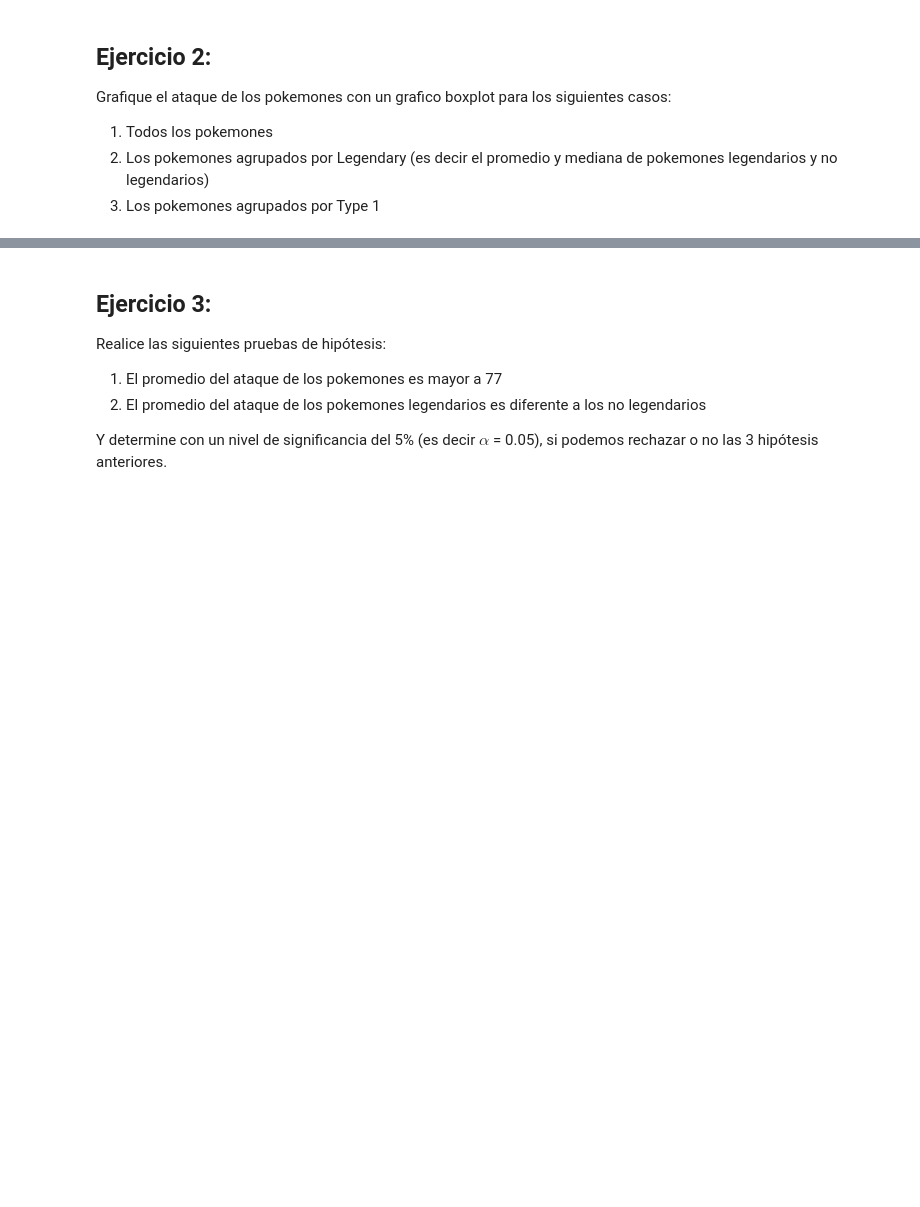
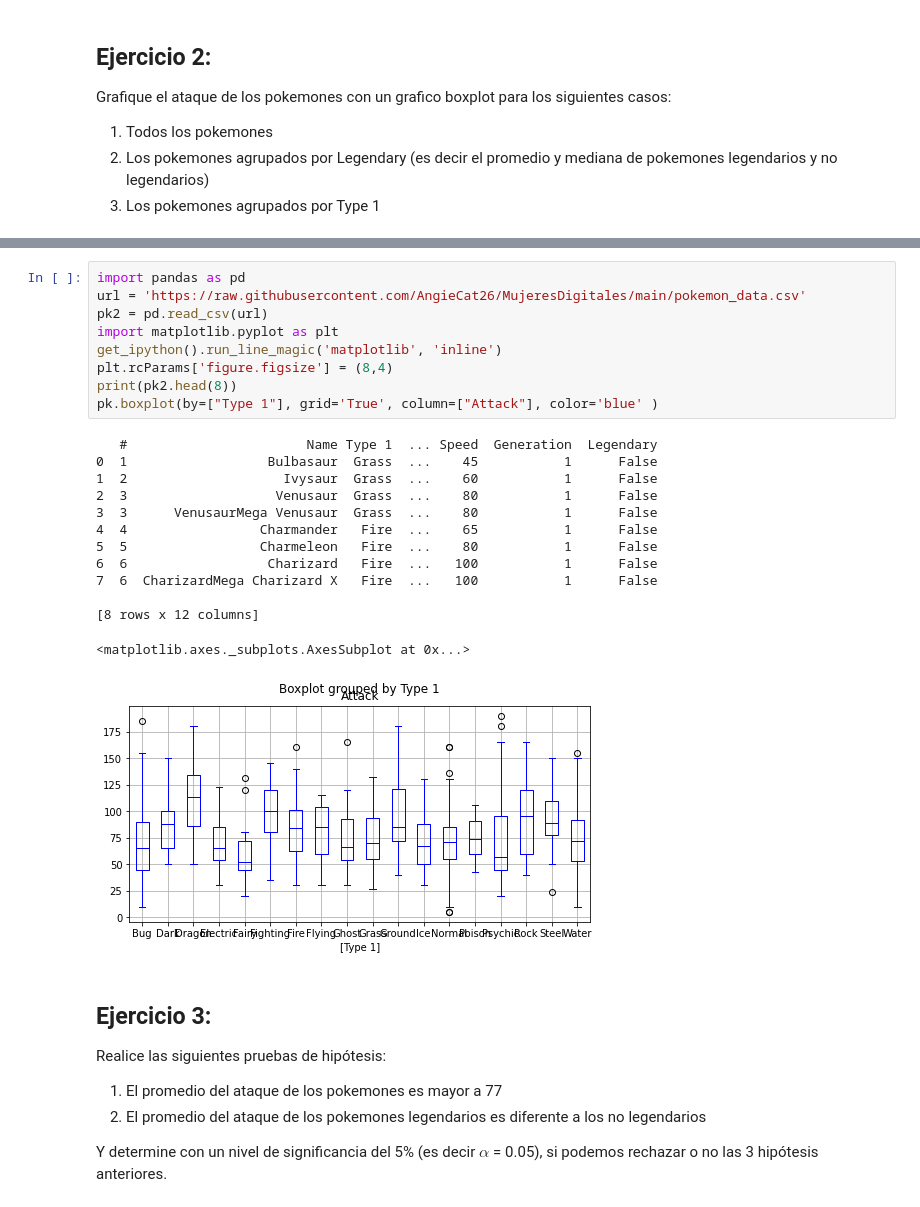
Before and after one commit to AngieCat26/MujeresDigitales, a Jupyter notebook: Taller_semana_5.ipynb, the cells around one changed output, grey strips where cells are left out. Drawn from its saved outputs; the diff is of its cells as text; blank space fills up the shorter version.

```diff
--- a/Taller_semana_5.ipynb
+++ b/Taller_semana_5.ipynb
@@ -72,3 +134,26 @@ sb.boxplot(x=pk["Name"], y=pk["Attack"])
+# %%
+import pandas as pd
+url = 'https://raw.githubusercontent.com/AngieCat26/MujeresDigitales/main/pokemon_data.csv'
+pk2 = pd.read_csv(url)
+import matplotlib.pyplot as plt
+get_ipython().run_line_magic('matplotlib', 'inline')
+plt.rcParams['figure.figsize'] = (8,4)
+print(pk2.head(8))
+pk.boxplot(by=["Type 1"], grid='True', column=["Attack"], color='blue' )
+# %% [output]
+   #                       Name Type 1  ... Speed  Generation  Legendary
+0  1                  Bulbasaur  Grass  ...    45           1      False
+1  2                    Ivysaur  Grass  ...    60           1      False
+2  3                   Venusaur  Grass  ...    80           1      False
+3  3      VenusaurMega Venusaur  Grass  ...    80           1      False
+4  4                 Charmander   Fire  ...    65           1      False
+5  5                 Charmeleon   Fire  ...    80           1      False
+6  6                  Charizard   Fire  ...   100           1      False
+7  6  CharizardMega Charizard X   Fire  ...   100           1      False
+
+[8 rows x 12 columns]
+<matplotlib.axes._subplots.AxesSubplot at 0x...>
+[figure, added]
 # %% [markdown]
 ## Ejercicio 3:
 
```
Also changed, not shown: parts of 5 cells of this notebook.
